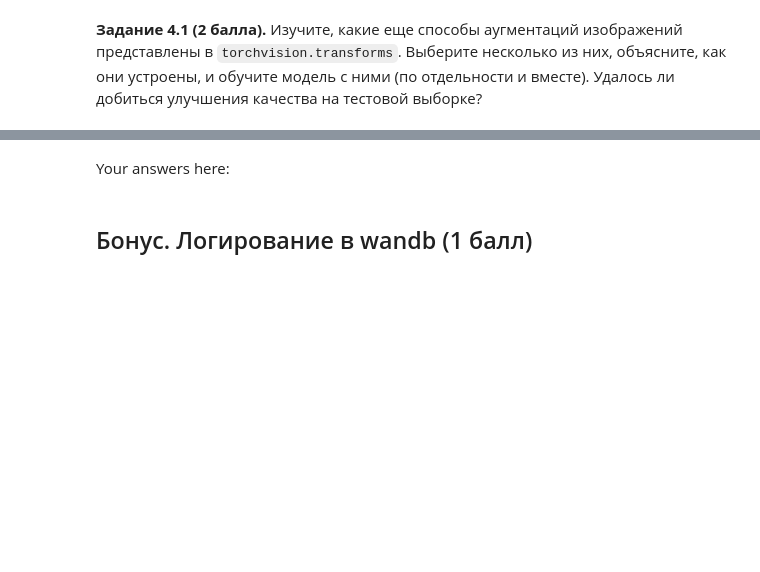
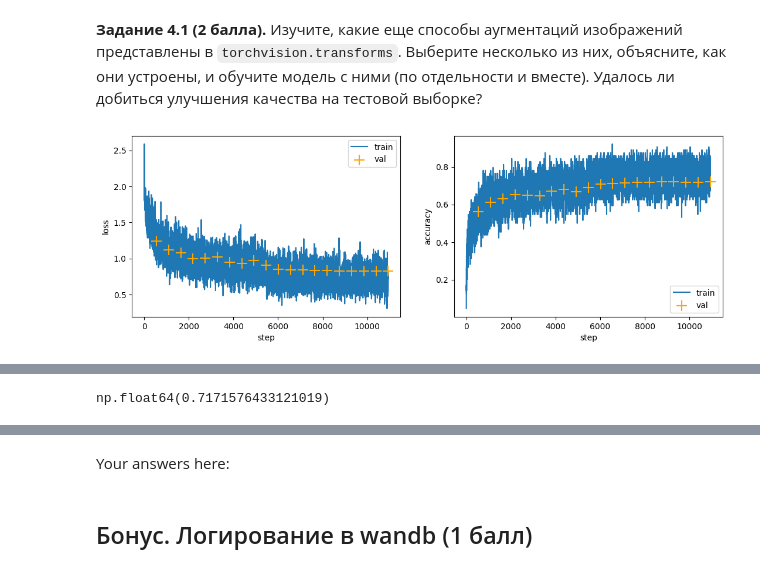
Before and after one commit to MoiseevRoman/dl-course-hse-masters, a Jupyter notebook: homeworks/HW2/HW2.ipynb, the cells around one changed output, grey strips where cells are left out. Drawn from its saved outputs; the diff is of its cells as text; code cells hidden in the pictures; blank space fills up the shorter version.

```diff
--- a/homeworks/HW2/HW2.ipynb
+++ b/homeworks/HW2/HW2.ipynb
@@ -558,2 +558,24 @@ np.float64(0.7313893312101911)
 # %% [markdown]
 **Задание 4.1 (2 балла).** Изучите, какие еще способы аугментаций изображений представлены в <code>torchvision.transforms</code>. Выберите несколько из них, объясните, как они устроены, и обучите модель с ними (по отдельности и вместе). Удалось ли добиться улучшения качества на тестовой выборке?
+# %%
+# <your code here>
+transform = transforms.Compose(
+    [
+        transforms.RandomGrayscale(),
+        transforms.ToTensor(),
+        transforms.Normalize([0.4914, 0.4822, 0.4465], [0.2470, 0.2435, 0.2616]),
+    ]
+)
+
+train_loader, val_loader, test_loader = get_cifar10_data(
+    batch_size=64, transform_train=transform
+)
+
+net = BasicBlockNet().to(device)
+optimizer = optim.SGD(net.parameters(), lr=0.1, momentum=0.9)
+scheduler = optim.lr_scheduler.MultiStepLR(optimizer, milestones=[10, 15], gamma=0.1)
+tr_loss_log, tr_acc_log, val_loss_log, val_acc_log = train(
+    net, optimizer, 20, train_loader, val_loader, scheduler
+)
+# %% [output]
+[figure, added]
@@ -560,2 +585,6 @@ np.float64(0.7313893312101911)
 # %%
 # <your code here>
+test_acc = test(net, test_loader)[1]
+test_acc
+# %% [output]
+np.float64(0.7171576433121019)
```
Also changed, not shown: parts of 8 cells of this notebook.
